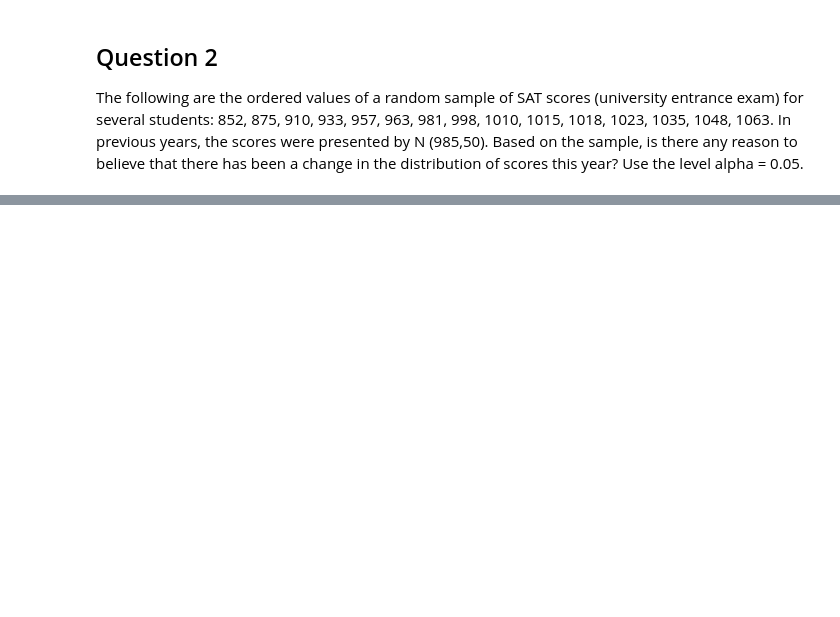
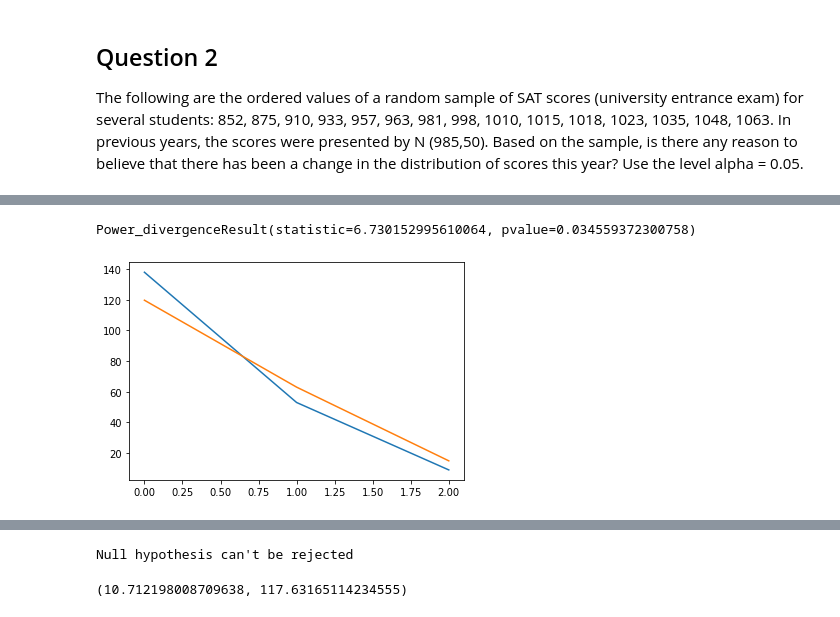
Before and after one commit to ta-data-lis/lab-goodfit-indeptests, a Jupyter notebook: your_code/main.ipynb, the cells around one changed output, grey strips where cells are left out. Saved outputs shown, nothing was run; the diff lists cells and outputs as text; code cells hidden in the pictures; blank space fills up the shorter version.

```diff
--- a/your_code/main.ipynb
+++ b/your_code/main.ipynb
@@ -35,3 +74,14 @@ A quality control engineer takes a sample of 10 tires that come out of an assemb
+# %%
+# your answer here
+observed = [138, 53, 9]
+expected = [stats.binom.pmf(x, 10, 0.05)*200 for x in range(3)]
+plt.plot(observed)
+plt.plot(expected)
+stats.chisquare(observed, f_exp=expected)
+# The null hypothesis can be rejected, since it's a bit lower than the 0.05.
+# %% [output]
+Power_divergenceResult(statistic=6.730152995610064, pvalue=0.034559372300758)
+[figure, added]
 # %% [markdown]
 ## Question 5
 A researcher gathers information about the patterns of physical activity (AF) of children in the fifth grade of primary school of a public school. He defines three categories of physical activity (1 = Low, 2 = Medium, 3 = High). He also inquires about the regular consumption of sugary drinks at school, and defines two categories (1 = consumed, 0 = not consumed). We would like to evaluate if there is an association between patterns of physical activity and the consumption of sugary drinks for the children of this school, at a level of 5% significance. The results are in the following table:
@@ -41,0 +90,14 @@ A researcher gathers information about the patterns of physical activity (AF) of
+# %%
+#your answer here
+observed = [32,12, 14,22, 6,9]
+expected = [44*52/95, 44*43/95, 36*52/95, 36*43/95, 15*52/95, 15*43/95]
+chi = sum((np.array(observed) - np.array(expected))**2 / np.array(expected))
+dof = 95-1
+alpha = 0.05
+critical_value = stats.chi2.ppf(q = 1 - alpha, df = dof)
+print("Null hypothesis rejected") if critical_value < chi else \
+print("Null hypothesis can't be rejected")
+chi, critical_value
+# %% [output]
+Null hypothesis can't be rejected
+(10.712198008709638, 117.63165114234555)
```
Also changed, not shown: parts of 8 cells of this notebook.
